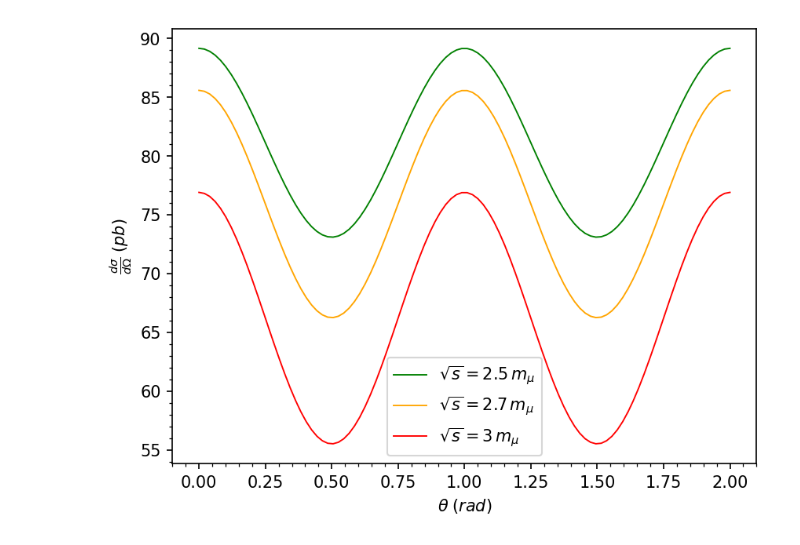
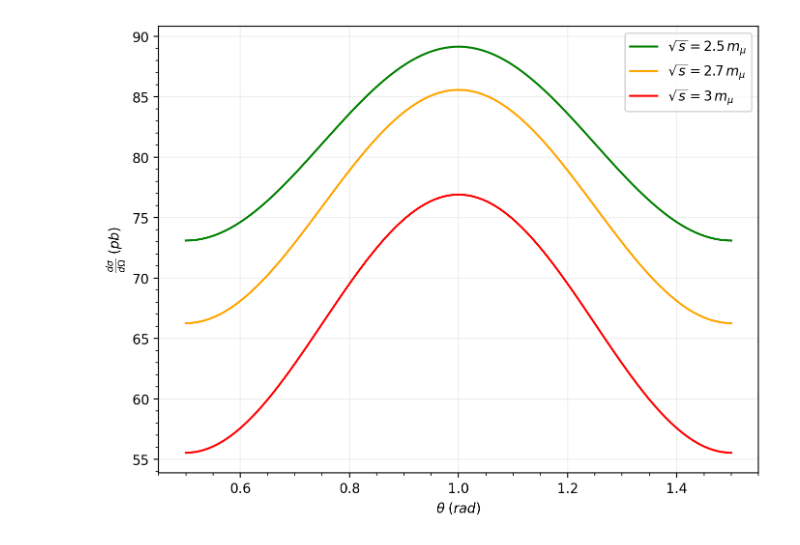
Before and after one commit to roubenaguilar/Simulation-of-a-positron-induced-Muon-Source, a Jupyter notebook: PART1-2.ipynb, the cells around one changed output. Cells and saved outputs as stored; diff of their text form; code cells hidden in the pictures.

Commit message:
adjusting plt parameters for the differential cs

```diff
--- a/PART1-2.ipynb
+++ b/PART1-2.ipynb
@@ -94,22 +94,23 @@ pt = pt_component(s1, m, theta_random)
 # %%
 ############# XS vs THETA #############
 
-fig, ax = plt.subplots(dpi=150)
-theta = np.linspace(0, 2*np.pi, 100)
+fig, ax = plt.subplots(figsize=(8,6),dpi=200)
+theta = np.linspace(0.5*np.pi, 1.5*np.pi, 100)
 
-ax.plot(theta/np.pi, differential_xs(theta, s1), label = r'$\sqrt{s} = 2.5 \, m_{\mu}$', color = 'green', lw = '0.9') # it correctly scales as 1/s
-ax.plot(theta/np.pi, differential_xs(theta, s2), label = r'$\sqrt{s} = 2.7 \, m_{\mu}$', color = 'orange', lw = '0.9')
-ax.plot(theta/np.pi, differential_xs(theta, s3), label = r'$\sqrt{s} = 3 \, m_{\mu}$', color = 'red', lw = '0.9')
+ax.plot(theta/np.pi, differential_xs(theta, s1), label = r'$\sqrt{s} = 2.5 \, m_{\mu}$', color = 'green', lw = '1.5') # it correctly scales as 1/s
+ax.plot(theta/np.pi, differential_xs(theta, s2), label = r'$\sqrt{s} = 2.7 \, m_{\mu}$', color = 'orange', lw = '1.5')
+ax.plot(theta/np.pi, differential_xs(theta, s3), label = r'$\sqrt{s} = 3 \, m_{\mu}$', color = 'red', lw = '1.5')
 
 ax.set_xlabel(r"$\theta \; (rad)$")
 ax.set_ylabel(r"$\frac{d\sigma}{d\Omega} \; (pb)$")
 ax.minorticks_on()
 ax.legend()
+ax.grid(alpha=0.2)
 # ax.title('')
 
 plt.show()
 # %% [output]
-[figure, old version]
+[figure, new version]
 # %%
 w =  weights(theta_random, s1)
 
```
Also changed, not shown: parts of 3 cells of this notebook.
